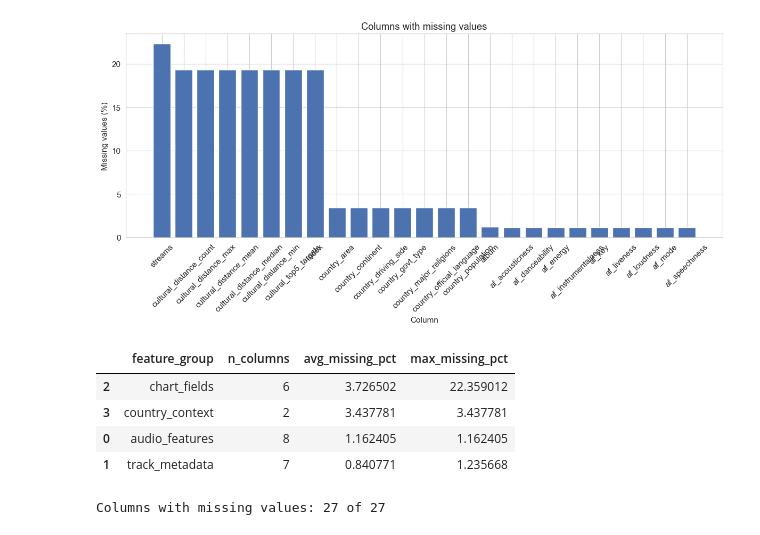
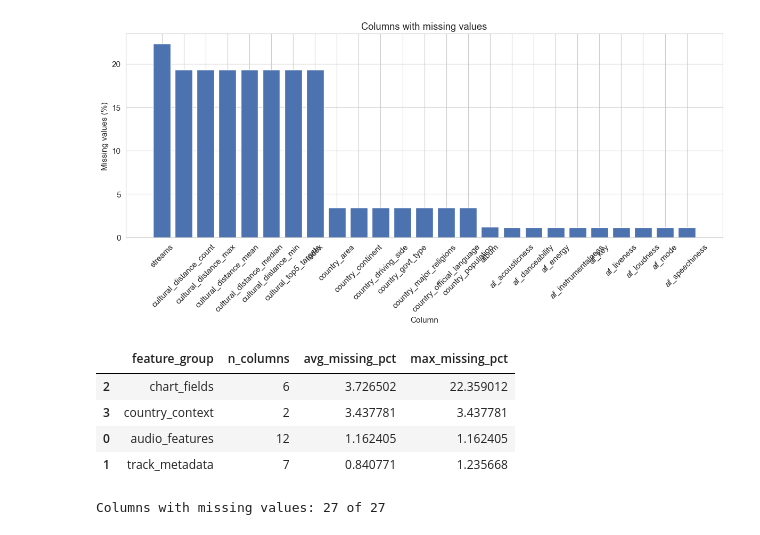
Before and after one commit to mchlkan/ML_Group_AB, a Jupyter notebook: notebooks/02_EDA.ipynb, the cells around one changed output. Saved outputs shown, nothing was run; the diff lists cells and outputs as text; code cells hidden in the pictures.

```diff
--- a/notebooks/02_EDA.ipynb
+++ b/notebooks/02_EDA.ipynb
@@ -900,44 +900,45 @@ plot_bar(
 feature_groups = {
     "audio_features": [
         "af_danceability", "af_energy", "af_valence", "af_tempo",
-        "af_acousticness", "af_speechiness", "af_instrumentalness", "af_liveness"
+        "af_acousticness", "af_speechiness", "af_instrumentalness", "af_liveness",
+        "af_key", "af_loudness", "af_mode", "af_time_signature"
     ],
     "track_metadata": [
         "title", "artist", "album", "release_date", "explicit", "duration_ms",
-        "track_id", "artist_id"
+        "track_id"
     ],
     "chart_fields": [
         "date", "rank", "streams", "region", "chart", "trend"
     ],
     "country_context": [
-        "country_continent", "country_languages", "country_population",
-        "country_area_km2", "country_gdp", "country_urban_pop_pct"
+        "country_continent", "country_official_language", "country_population"
     ],
-    "distance_metrics": [
-        "dist_hofstede", "dist_wvs", "dist_hall", "dist_hall_wvs",
-        "dist_hofstede_wvs", "dist_hofstede_hall", "dist_hofstede_hall_wvs"
+    "cultural_distance": [
+        "cultural_distance_mean", "cultural_distance_median",
+        "cultural_distance_min", "cultural_distance_max",
+        "cultural_distance_count", "cultural_top5_targets"
     ]
 }
 
 group_rows = []
 for group_name, cols in feature_groups.items():
     subset = missing_df[missing_df["column_name"].isin(cols)]
     if len(subset) == 0:
         continue
     group_rows.append({
         "feature_group": group_name,
         "n_columns": len(subset),
         "avg_missing_pct": subset["missing_pct"].mean(),
         "max_missing_pct": subset["missing_pct"].max()
     })
 
 missing_group_df = pd.DataFrame(group_rows).sort_values("avg_missing_pct", ascending=False)
 missing_group_df
 # %% [output]
 |  | feature_group | n_columns | avg_missing_pct | max_missing_pct |
 | 2 | chart_fields | 6 | 3.726502 | 22.359012 |
 | 3 | country_context | 2 | 3.437781 | 3.437781 |
-| 0 | audio_features | 8 | 1.162405 | 1.162405 |
+| 0 | audio_features | 12 | 1.162405 | 1.162405 |
 | 1 | track_metadata | 7 | 0.840771 | 1.235668 |
 # %%
 # Missingness by chart type for all feature groups
```
Also changed, not shown: parts of 15 cells of this notebook.
